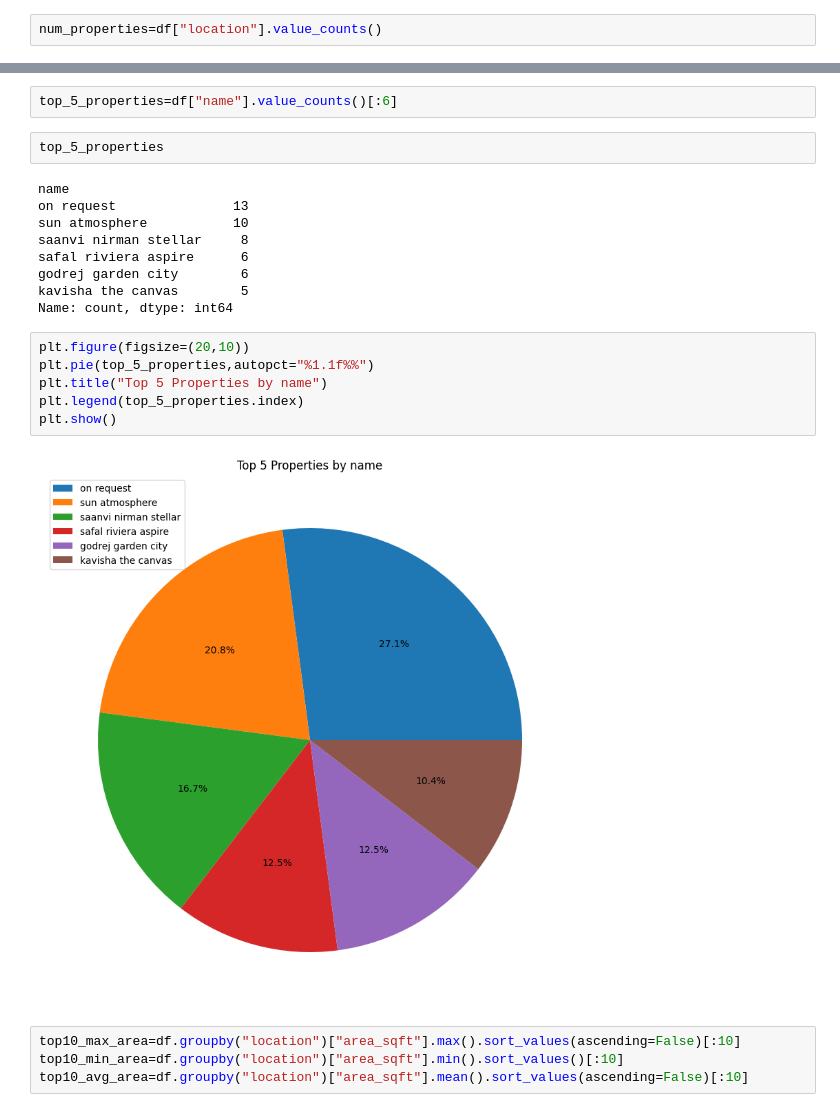
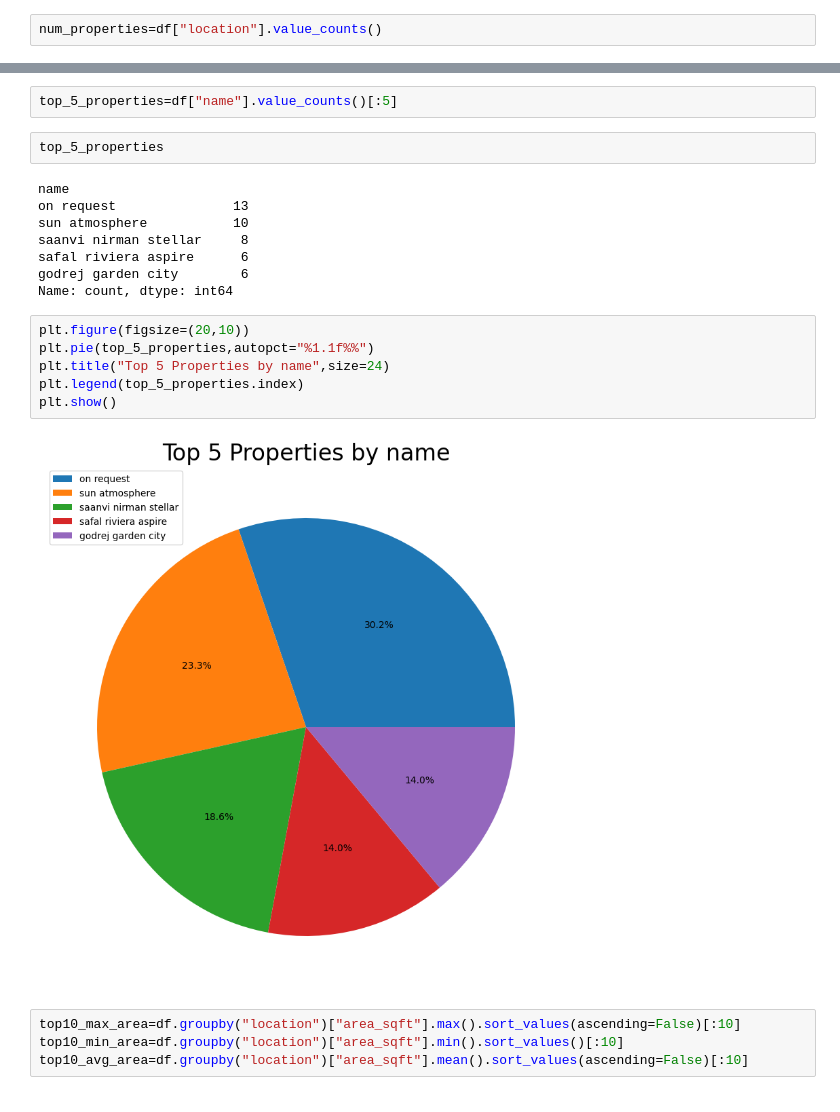
Before and after one commit to zaidmansuri958/99-acres-scraping, a Jupyter notebook: Analysis.ipynb, the cells around one changed output, grey strips where cells are left out. Drawn from its saved outputs; the diff is of its cells as text.

```diff
--- a/Analysis.ipynb
+++ b/Analysis.ipynb
@@ -115,5 +116,5 @@ plt.show()
 # %%
-top_5_properties=df["name"].value_counts()[:6]
+top_5_properties=df["name"].value_counts()[:5]
 # %%
 top_5_properties
 # %% [output]
@@ -123,16 +124,15 @@ sun atmosphere           10
 saanvi nirman stellar     8
 safal riviera aspire      6
 godrej garden city        6
-kavisha the canvas        5
 Name: count, dtype: int64
 # %%
 plt.figure(figsize=(20,10))
 plt.pie(top_5_properties,autopct="%1.1f%%")
-plt.title("Top 5 Properties by name")
+plt.title("Top 5 Properties by name",size=24)
 plt.legend(top_5_properties.index)
 plt.show()
 # %% [output]
-[figure, old version]
+[figure, new version]
 # %%
 top10_max_area=df.groupby("location")["area_sqft"].max().sort_values(ascending=False)[:10]
 top10_min_area=df.groupby("location")["area_sqft"].min().sort_values()[:10]
```
Also changed, not shown: parts of 9 cells of this notebook.
